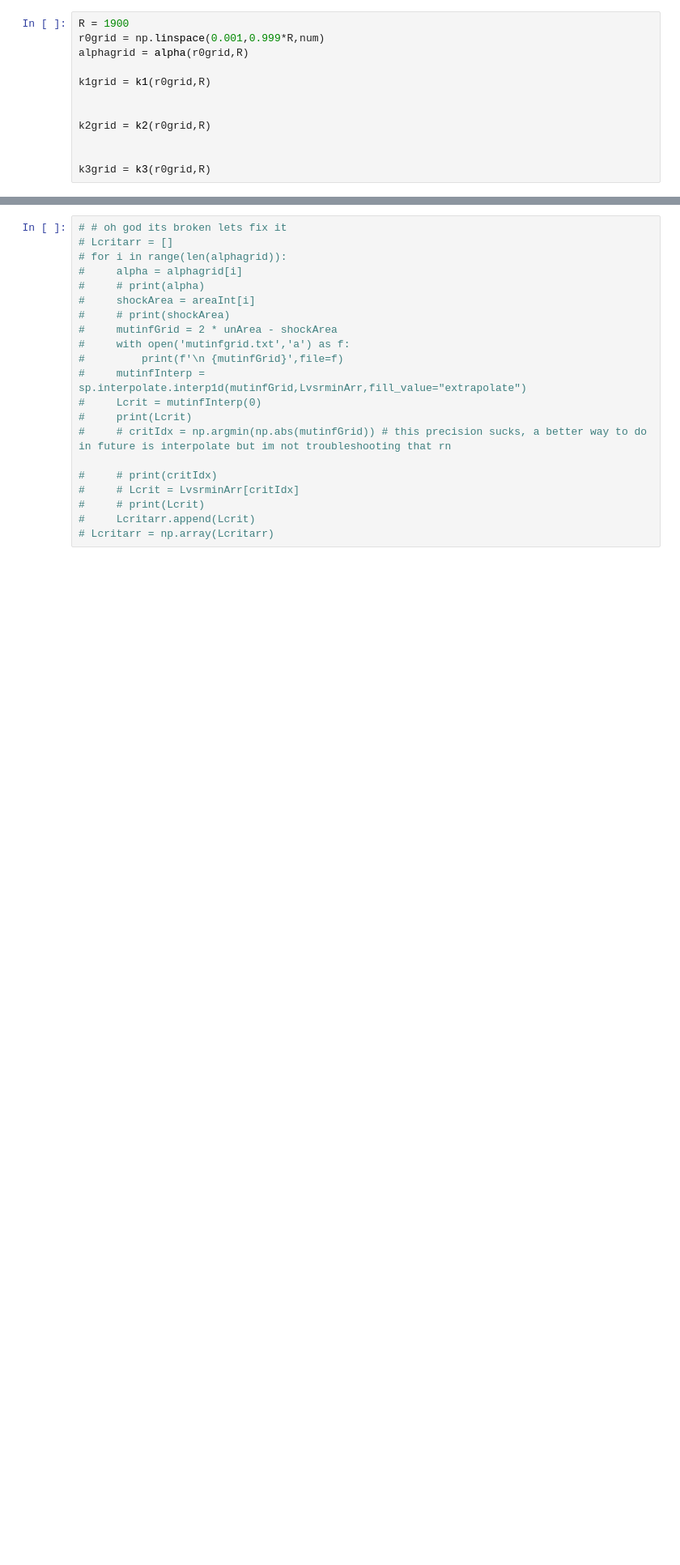
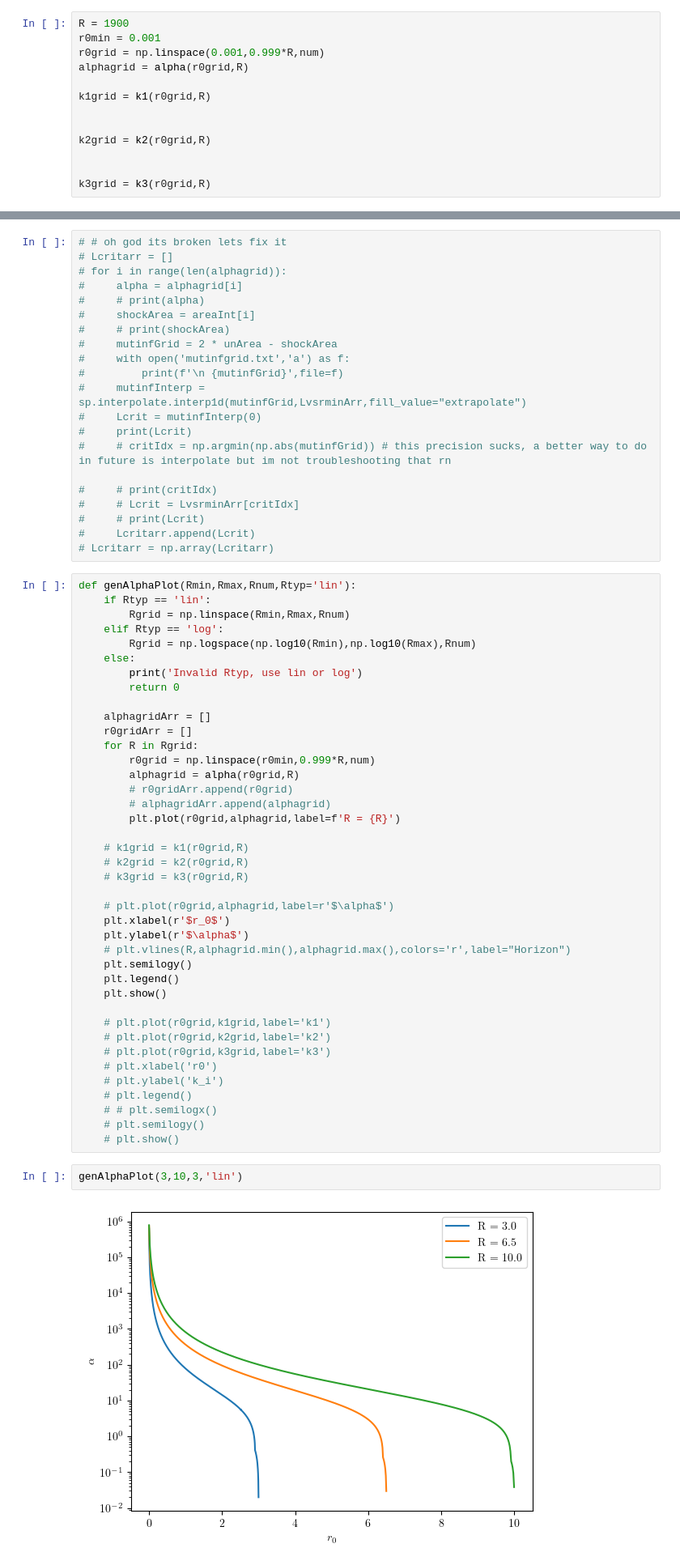
Before and after one commit to Bkorotko03/HoloProj, a Jupyter notebook: PertRNBH260128.ipynb, the cells around one changed output, grey strips where cells are left out. Shown at 81% size. Cells and saved outputs as stored; diff of their text form; blank space fills up the shorter version.

```diff
--- a/PertRNBH260128.ipynb
+++ b/PertRNBH260128.ipynb
@@ -76,6 +76,7 @@ def alpha(r0grid,R):
     return 2*np.exp(k1(r0grid,R)+k2(r0grid,R)+k3(r0grid,R))
 # %%
 R = 1900
+r0min = 0.001
 r0grid = np.linspace(0.001,0.999*R,num)
 alphagrid = alpha(r0grid,R)
 
@@ -293,3 +334,47 @@ plt.show()
 #     # print(Lcrit)
 #     Lcritarr.append(Lcrit)
 # Lcritarr = np.array(Lcritarr)
+# %%
+def genAlphaPlot(Rmin,Rmax,Rnum,Rtyp='lin'):
+    if Rtyp == 'lin':
+        Rgrid = np.linspace(Rmin,Rmax,Rnum)
+    elif Rtyp == 'log':
+        Rgrid = np.logspace(np.log10(Rmin),np.log10(Rmax),Rnum)
+    else:
+        print('Invalid Rtyp, use lin or log')
+        return 0
+
+    alphagridArr = []
+    r0gridArr = []
+    for R in Rgrid:
+        r0grid = np.linspace(r0min,0.999*R,num)
+        alphagrid = alpha(r0grid,R)
+        # r0gridArr.append(r0grid)
+        # alphagridArr.append(alphagrid)
+        plt.plot(r0grid,alphagrid,label=f'R = {R}')
+
+    # k1grid = k1(r0grid,R)
+    # k2grid = k2(r0grid,R)
+    # k3grid = k3(r0grid,R)
+
+    # plt.plot(r0grid,alphagrid,label=r'$\alpha$')
+    plt.xlabel(r'$r_0$')
+    plt.ylabel(r'$\alpha$')
+    # plt.vlines(R,alphagrid.min(),alphagrid.max(),colors='r',label="Horizon")
+    plt.semilogy()
+    plt.legend()
+    plt.show()
+
+    # plt.plot(r0grid,k1grid,label='k1')
+    # plt.plot(r0grid,k2grid,label='k2')
+    # plt.plot(r0grid,k3grid,label='k3')
+    # plt.xlabel('r0')
+    # plt.ylabel('k_i')
+    # plt.legend()
+    # # plt.semilogx()
+    # plt.semilogy()
+    # plt.show()
+# %%
+genAlphaPlot(3,10,3,'lin')
+# %% [output]
+[figure, added]
```
Also changed, not shown: parts of 3 cells of this notebook, 1 other file.
